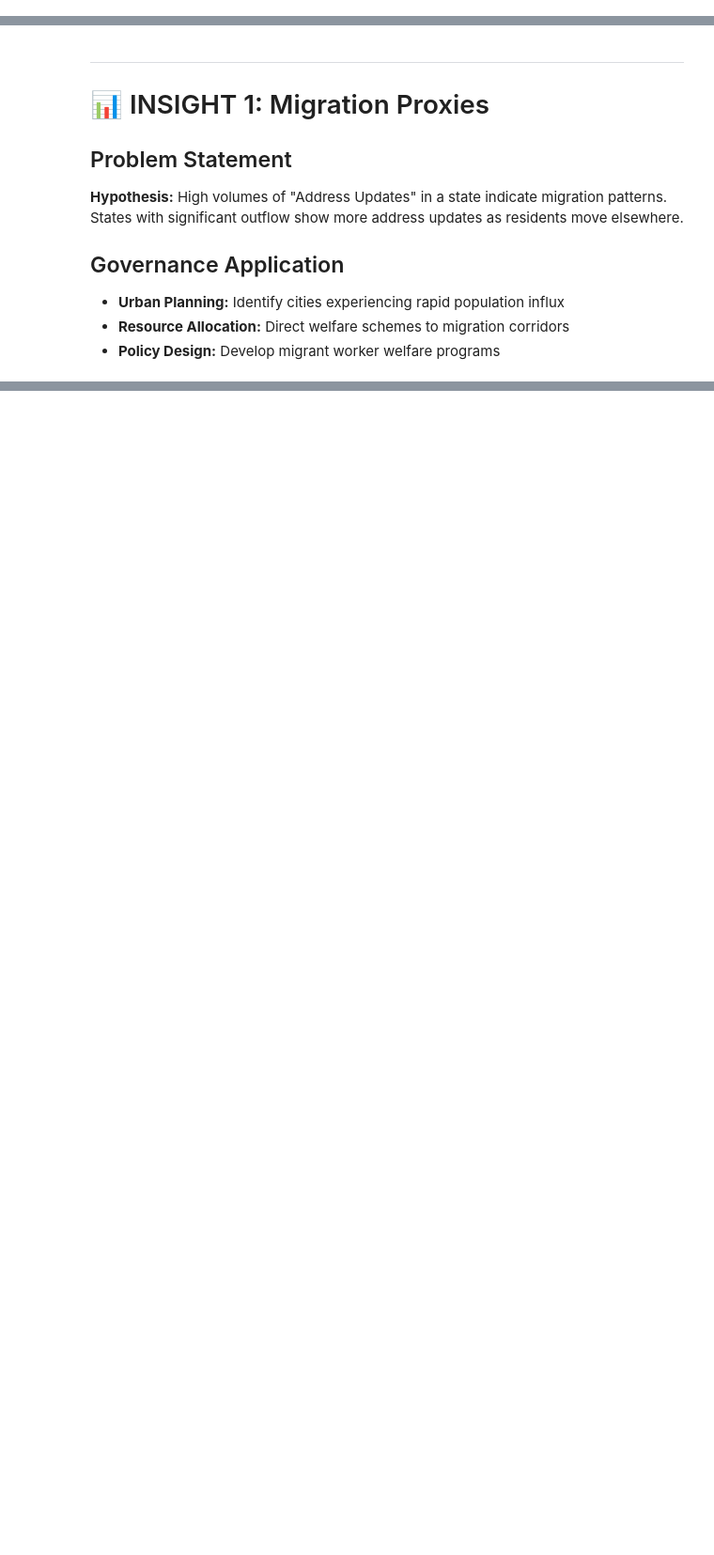
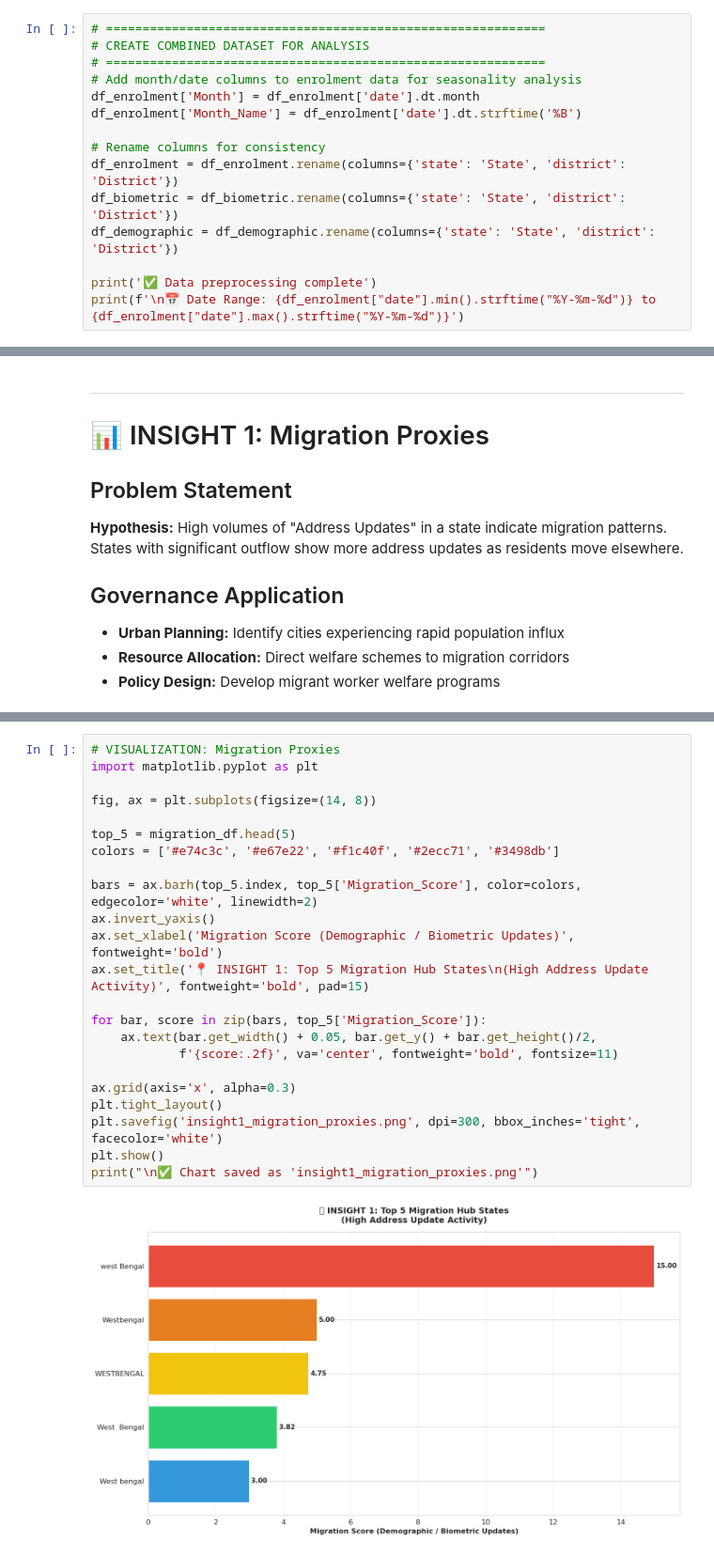
Before and after one commit to csy20/UIDAI, a Jupyter notebook: UIDAI_Aadhaar_Hackathon_2026.ipynb, the cells around one changed output, grey strips where cells are left out. Shown at 94% size. Cells and saved outputs as stored; diff of their text form; blank space fills up the shorter version.

```diff
--- a/UIDAI_Aadhaar_Hackathon_2026.ipynb
+++ b/UIDAI_Aadhaar_Hackathon_2026.ipynb
@@ -536,0 +431,15 @@ print(f"✅ Synthetic dataset generated with {len(df):,} records")
+# %%
+# ============================================================
+# CREATE COMBINED DATASET FOR ANALYSIS
+# ============================================================
+# Add month/date columns to enrolment data for seasonality analysis
+df_enrolment['Month'] = df_enrolment['date'].dt.month
+df_enrolment['Month_Name'] = df_enrolment['date'].dt.strftime('%B')
+
+# Rename columns for consistency
+df_enrolment = df_enrolment.rename(columns={'state': 'State', 'district': 'District'})
+df_biometric = df_biometric.rename(columns={'state': 'State', 'district': 'District'})
+df_demographic = df_demographic.rename(columns={'state': 'State', 'district': 'District'})
+
+print('✅ Data preprocessing complete')
+print(f'\n📅 Date Range: {df_enrolment["date"].min().strftime("%Y-%m-%d")} to {df_enrolment["date"].max().strftime("%Y-%m-%d")}')
@@ -632,0 +546,25 @@ print("\n✅ Chart saved as 'insight1_migration_proxies.png'")
+# %%
+# VISUALIZATION: Migration Proxies
+import matplotlib.pyplot as plt
+
+fig, ax = plt.subplots(figsize=(14, 8))
+
+top_5 = migration_df.head(5)
+colors = ['#e74c3c', '#e67e22', '#f1c40f', '#2ecc71', '#3498db']
+
+bars = ax.barh(top_5.index, top_5['Migration_Score'], color=colors, edgecolor='white', linewidth=2)
+ax.invert_yaxis()
+ax.set_xlabel('Migration Score (Demographic / Biometric Updates)', fontweight='bold')
+ax.set_title('📍 INSIGHT 1: Top 5 Migration Hub States\n(High Address Update Activity)', fontweight='bold', pad=15)
+
+for bar, score in zip(bars, top_5['Migration_Score']):
+    ax.text(bar.get_width() + 0.05, bar.get_y() + bar.get_height()/2,
+            f'{score:.2f}', va='center', fontweight='bold', fontsize=11)
+
+ax.grid(axis='x', alpha=0.3)
+plt.tight_layout()
+plt.savefig('insight1_migration_proxies.png', dpi=300, bbox_inches='tight', facecolor='white')
+plt.show()
+print("\n✅ Chart saved as 'insight1_migration_proxies.png'")
+# %% [output]
+[figure, added]
```
Also changed, not shown: parts of 34 cells of this notebook, 8 other files.
